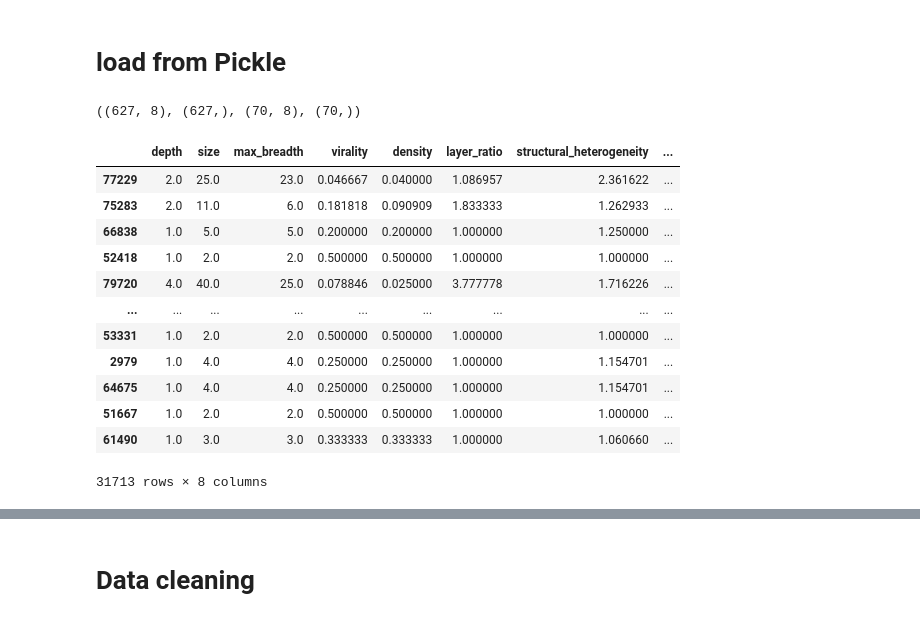
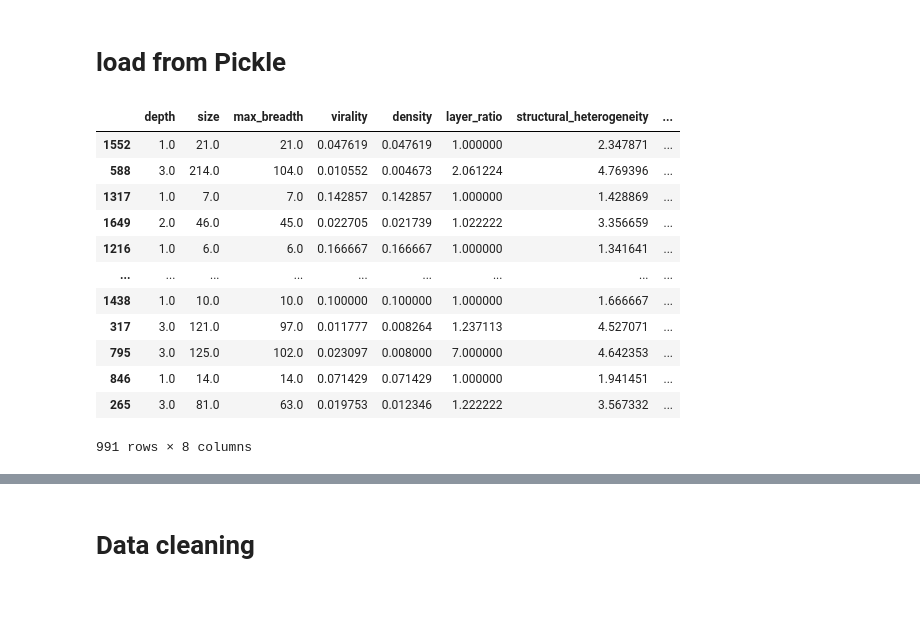
Before and after one commit to istiyaksiddiquee/thesis-work, a Jupyter notebook: RQ2/rq2.ipynb, the cells around one changed output, grey strips where cells are left out. Saved outputs shown, nothing was run; the diff lists cells and outputs as text; code cells hidden in the pictures.

```diff
--- a/RQ2/rq2.ipynb
+++ b/RQ2/rq2.ipynb
@@ -227,48 +227,46 @@ ax.legend(bbox_to_anchor=(1.05, 1), loc=2, borderaxespad=0.0)
 # %%
 import os
 import pickle
 
-prefix = './RQ3Final2/RQ3Final2_'
+prefix = '../datasets-for-exp/RQ3Final3/RQ3Final3_'
 
 with open(prefix + 'x_train_val.pickle', "rb") as file:
     X_train_val = pickle.load(file)
 
 with open(prefix + 'y_train_val.pickle' , "rb") as file:
     y_train_val = pickle.load(file)
 
 with open(prefix + 'x_test.pickle',  "rb") as file:
     X_test = pickle.load(file)
 
 with open(prefix + 'y_test.pickle',  "rb") as file:
     y_test = pickle.load(file)
 
 
 # drop them only for fibvid
-# X_train_val.drop(['strongly_cc', 'size_of_scc', 'weakly_cc', 'avg_cluster_coef'], axis=1, inplace=True)
-# X_test.drop(['strongly_cc', 'size_of_scc', 'weakly_cc', 'avg_cluster_coef'], axis=1, inplace=True)
+X_train_val.drop(['strongly_cc', 'size_of_scc', 'weakly_cc', 'avg_cluster_coef'], axis=1, inplace=True)
+X_test.drop(['strongly_cc', 'size_of_scc', 'weakly_cc', 'avg_cluster_coef'], axis=1, inplace=True)
+X_train_val = X_train_val.iloc[:, 3:len(list(X_train_val))]
+
 
 # for vosoughi run this
-X_train_val.drop(['strongly_cc', 'size_of_scc'], axis=1, inplace=True)
-X_test.drop(['strongly_cc', 'size_of_scc'], axis=1, inplace=True)
+# X_train_val.drop(['strongly_cc', 'size_of_scc'], axis=1, inplace=True)
+# X_test.drop(['strongly_cc', 'size_of_scc'], axis=1, inplace=True)
+
+
 X_train_val.shape, y_train_val.shape, X_test.shape, y_test.shape
+X_train_val
 # %% [output]
+|  | depth | size | max_breadth | virality | density | layer_ratio | structural_heterogeneity | ... |
+| 1552 | 1.0 | 21.0 | 21.0 | 0.047619 | 0.047619 | 1.000000 | 2.347871 | ... |
+| 588 | 3.0 | 214.0 | 104.0 | 0.010552 | 0.004673 | 2.061224 | 4.769396 | ... |
+| 1317 | 1.0 | 7.0 | 7.0 | 0.142857 | 0.142857 | 1.000000 | 1.428869 | ... |
+| 1649 | 2.0 | 46.0 | 45.0 | 0.022705 | 0.021739 | 1.022222 | 3.356659 | ... |
+| 1216 | 1.0 | 6.0 | 6.0 | 0.166667 | 0.166667 | 1.000000 | 1.341641 | ... |
+| ... | ... | ... | ... | ... | ... | ... | ... | ... |
+| 1438 | 1.0 | 10.0 | 10.0 | 0.100000 | 0.100000 | 1.000000 | 1.666667 | ... |
+| 317 | 3.0 | 121.0 | 97.0 | 0.011777 | 0.008264 | 1.237113 | 4.527071 | ... |
+| 795 | 3.0 | 125.0 | 102.0 | 0.023097 | 0.008000 | 7.000000 | 4.642353 | ... |
+| 846 | 1.0 | 14.0 | 14.0 | 0.071429 | 0.071429 | 1.000000 | 1.941451 | ... |
+| 265 | 3.0 | 81.0 | 63.0 | 0.019753 | 0.012346 | 1.222222 | 3.567332 | ... |
-((627, 8), (627,), (70, 8), (70,))
+991 rows × 8 columns
-# %%
-# for fibvid only
-# active_features = 11
-# X_train_val = X_train_val.iloc[:, 3:active_features]
-X_train_val
-# %% [output]
-|  | depth | size | max_breadth | virality | density | layer_ratio | structural_heterogeneity | ... |
-| 77229 | 2.0 | 25.0 | 23.0 | 0.046667 | 0.040000 | 1.086957 | 2.361622 | ... |
-| 75283 | 2.0 | 11.0 | 6.0 | 0.181818 | 0.090909 | 1.833333 | 1.262933 | ... |
-| 66838 | 1.0 | 5.0 | 5.0 | 0.200000 | 0.200000 | 1.000000 | 1.250000 | ... |
-| 52418 | 1.0 | 2.0 | 2.0 | 0.500000 | 0.500000 | 1.000000 | 1.000000 | ... |
-| 79720 | 4.0 | 40.0 | 25.0 | 0.078846 | 0.025000 | 3.777778 | 1.716226 | ... |
-| ... | ... | ... | ... | ... | ... | ... | ... | ... |
-| 53331 | 1.0 | 2.0 | 2.0 | 0.500000 | 0.500000 | 1.000000 | 1.000000 | ... |
-| 2979 | 1.0 | 4.0 | 4.0 | 0.250000 | 0.250000 | 1.000000 | 1.154701 | ... |
-| 64675 | 1.0 | 4.0 | 4.0 | 0.250000 | 0.250000 | 1.000000 | 1.154701 | ... |
-| 51667 | 1.0 | 2.0 | 2.0 | 0.500000 | 0.500000 | 1.000000 | 1.000000 | ... |
-| 61490 | 1.0 | 3.0 | 3.0 | 0.333333 | 0.333333 | 1.000000 | 1.060660 | ... |
-31713 rows × 8 columns
```
Also changed, not shown: parts of 3 cells of this notebook, 1 other file.
